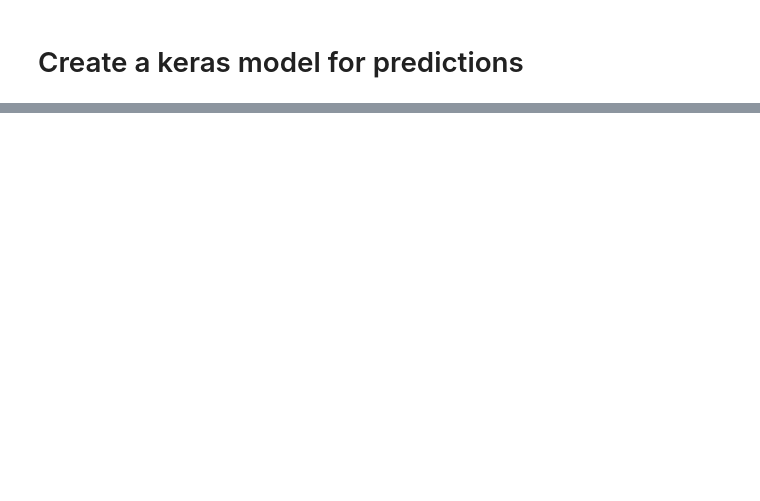
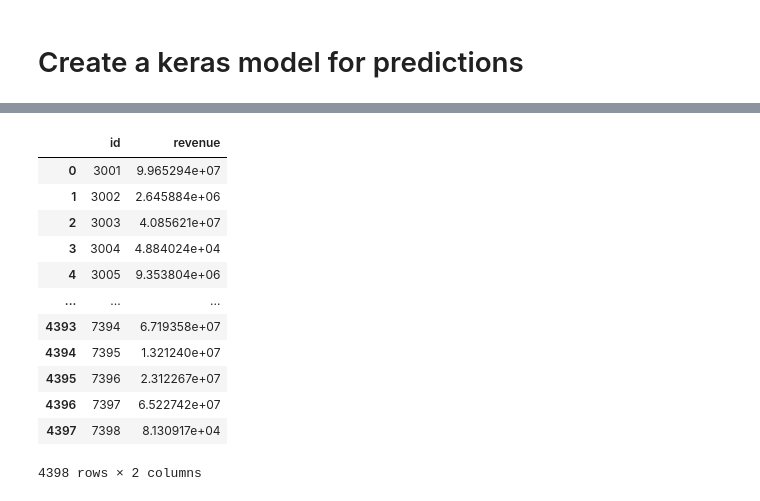
Before and after one commit to tiwansh/ML-Notebooks, a Jupyter notebook: Box Office Prediction/Untitled.ipynb, the cells around one changed output, grey strips where cells are left out. Saved outputs shown, nothing was run; the diff lists cells and outputs as text; code cells hidden in the pictures; blank space fills up the shorter version.

```diff
--- a/Box Office Prediction/Untitled.ipynb
+++ b/Box Office Prediction/Untitled.ipynb
@@ -281,25 +303,25 @@ X_train
 # Define a keras model
 model = Sequential()
 
-model.add(Dense(128, input_dim=len(X_train.columns), activation="relu"))
-# model.add(Dense(128, activation="relu"))
-# model.add(Dropout(0.2))
+model.add(Dense(512, input_dim=len(X_train.columns), activation="relu"))
+model.add(Dense(512, activation="relu"))
+model.add(Dropout(0.2))
+
+model.add(Dense(256, activation="relu"))
+model.add(Dense(256, activation="relu"))
+model.add(Dropout(0.2))
+
+model.add(Dense(128, activation="relu"))
+model.add(Dense(128, activation="relu"))
+model.add(Dropout(0.2))
 
 model.add(Dense(64, activation="relu"))
-# model.add(Dense(256, activation="relu"))
-# model.add(Dropout(0.2))
-
-# model.add(Dense(128, activation="relu"))
-# model.add(Dense(128, activation="relu"))
-# model.add(Dropout(0.2))
-
-# model.add(Dense(64, activation="relu"))
-# model.add(Dense(64, activation="relu"))
-# model.add(Dropout(0.2))
+model.add(Dense(64, activation="relu"))
+model.add(Dropout(0.2))
 
 model.add(Dense(32, activation="relu"))
 model.add(Dense(1, activation="linear"))
 # %%
-from keras.optimizers import SGD
-opt = SGD(lr=0.01, momentum=0.9)
-model.compile(loss='mean_squared_logarithmic_error', optimizer=opt)
+from keras.optimizers import RMSprop
+# opt = SGD(lr=0.01, momentum=0.9)
+model.compile(loss='mean_squared_logarithmic_error', optimizer=RMSprop(learning_rate=0.001), metrics=["mse"])
@@ -324,3 +328,3 @@ array([[ 0.23579525, -0.05232095,  1.07116176, ...,  1.        ,
 # %%
-model.fit(X_train.values, y_train.values, validation_data=(X_test.values, y_test.values), epochs=10, batch_size=10)
+history = model.fit(X_train.values, y_train.values, validation_data=(X_test.values, y_test.values), epochs=100, batch_size=10)
 # %% [output]
@@ -351,0 +353,4 @@ int(y_train.values[0])
+# %%
+predictions = model.predict(test_final_df.values)
+predictions = [prediction[0] for prediction in predictions]
+predictions
@@ -351,0 +375,18 @@ int(y_train.values[0])
+# %%
+original_test_df = test_df = pd.read_csv("test.csv")
+submission_df = pd.DataFrame({"id" : original_test_df.id, "revenue" : predictions})
+submission_df
+# %% [output]
+|  | id | revenue |
+| 0 | 3001 | 9.965294e+07 |
+| 1 | 3002 | 2.645884e+06 |
+| 2 | 3003 | 4.085621e+07 |
+| 3 | 3004 | 4.884024e+04 |
+| 4 | 3005 | 9.353804e+06 |
+| ... | ... | ... |
+| 4393 | 7394 | 6.719358e+07 |
+| 4394 | 7395 | 1.321240e+07 |
+| 4395 | 7396 | 2.312267e+07 |
+| 4396 | 7397 | 6.522742e+07 |
+| 4397 | 7398 | 8.130917e+04 |
+4398 rows × 2 columns
```
Also changed, not shown: parts of 16 cells of this notebook, 17 other files.
